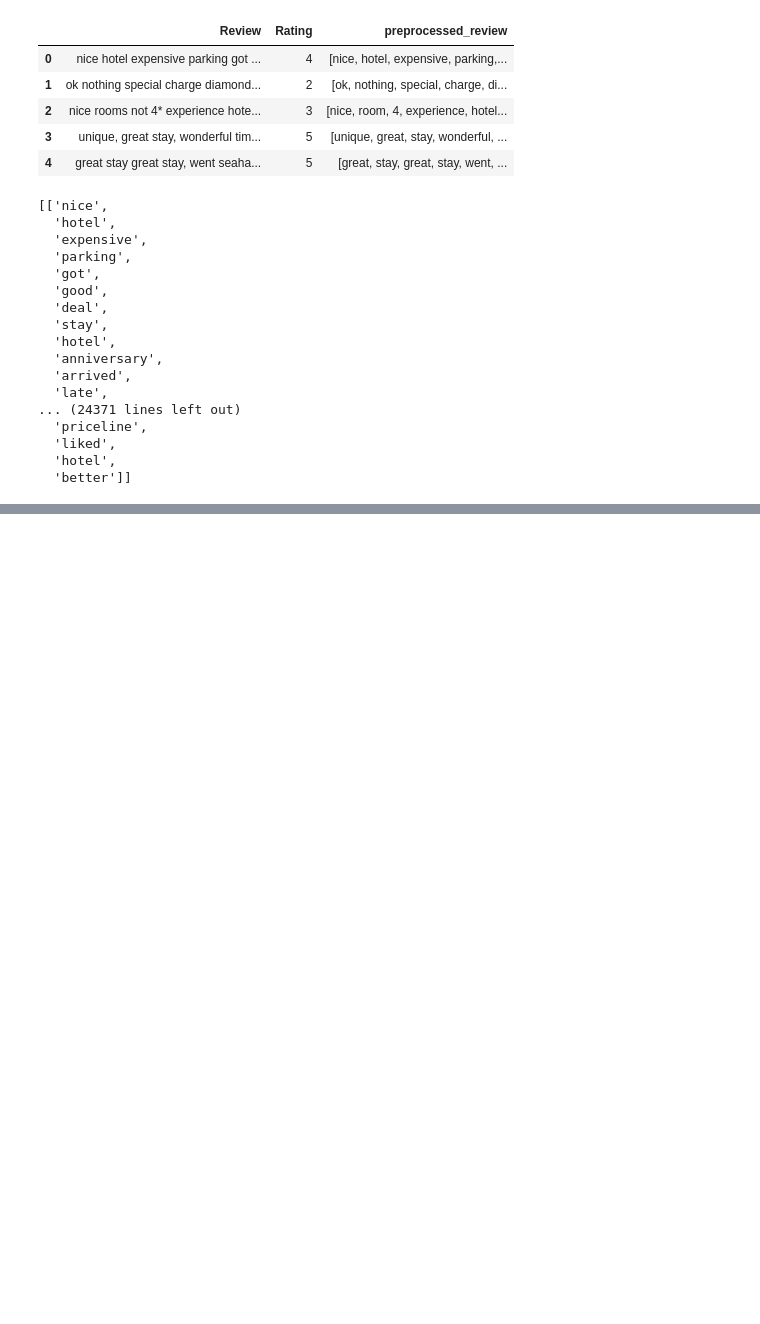
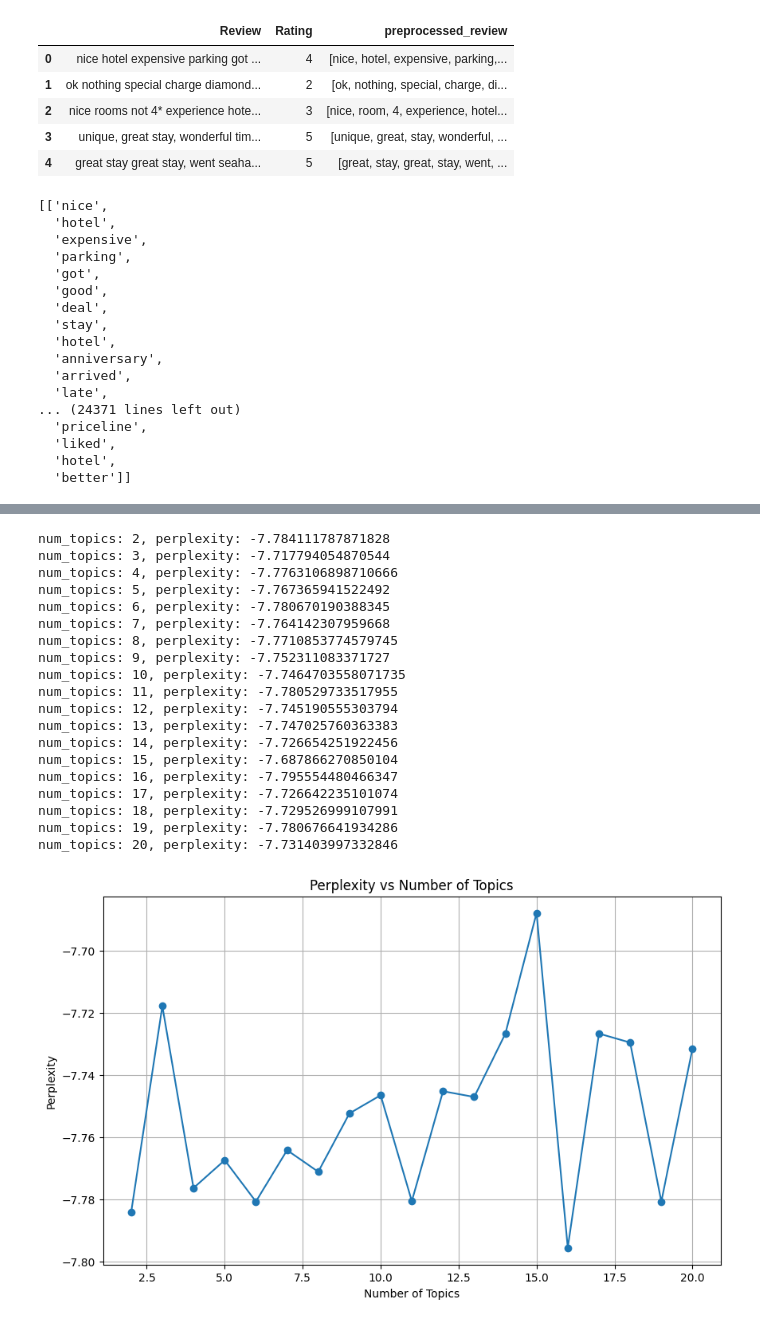
Before and after one commit to wongwenbing/Y2S2, a Jupyter notebook: Topic Modelling and Sentiment Analysis/Test 2 Revision/P7b Topic Modelling-Solution - Copy.ipynb, the cells around one changed output, grey strips where cells are left out. Drawn from its saved outputs; the diff is of its cells as text; code cells hidden in the pictures; blank space fills up the shorter version.

```diff
--- a/Topic Modelling and Sentiment Analysis/Test 2 Revision/P7b Topic Modelling-Solution - Copy.ipynb
+++ b/Topic Modelling and Sentiment Analysis/Test 2 Revision/P7b Topic Modelling-Solution - Copy.ipynb
@@ -664,0 +654,43 @@ Note: you may need to restart the kernel to use updated packages.
+# %%
+topic_range = range(2, 21)
+perplexity_values = []
+dictionary = corpora.Dictionary(corpus_text) #use gensium corpora to create data structure keeping all unique words
+doc_term_matrix = [dictionary.doc2bow(doc) for doc in corpus_text] #use dictionary to create doc-term matrix for each of doc / file using bag of words approach
+
+# Train models and calculate perplexity
+for num_topics in topic_range:
+    Lda = gensim.models.ldamodel.LdaModel
+    ldamodel = Lda(doc_term_matrix, num_topics = topic_num, id2word = dictionary, passes=20)
+    perplexity = ldamodel.log_perplexity(doc_term_matrix)
+    perplexity_values.append(perplexity)
+    print(f'num_topics: {num_topics}, perplexity: {perplexity}')
+
+# Plotting perplexity
+plt.figure(figsize=(10, 6))
+plt.plot(topic_range, perplexity_values, marker='o')
+plt.title('Perplexity vs Number of Topics')
+plt.xlabel('Number of Topics')
+plt.ylabel('Perplexity')
+plt.grid()
+plt.show()
+# %% [output]
+num_topics: 2, perplexity: -7.784111787871828
+num_topics: 3, perplexity: -7.717794054870544
+num_topics: 4, perplexity: -7.7763106898710666
+num_topics: 5, perplexity: -7.767365941522492
+num_topics: 6, perplexity: -7.780670190388345
+num_topics: 7, perplexity: -7.764142307959668
+num_topics: 8, perplexity: -7.7710853774579745
+num_topics: 9, perplexity: -7.752311083371727
+num_topics: 10, perplexity: -7.7464703558071735
+num_topics: 11, perplexity: -7.780529733517955
+num_topics: 12, perplexity: -7.745190555303794
+num_topics: 13, perplexity: -7.747025760363383
+num_topics: 14, perplexity: -7.726654251922456
+num_topics: 15, perplexity: -7.687866270850104
+num_topics: 16, perplexity: -7.795554480466347
+num_topics: 17, perplexity: -7.726642235101074
+num_topics: 18, perplexity: -7.729526999107991
+num_topics: 19, perplexity: -7.780676641934286
+num_topics: 20, perplexity: -7.731403997332846
+[figure, added]
```
Also changed, not shown: parts of 11 cells of this notebook, 5 other files.
